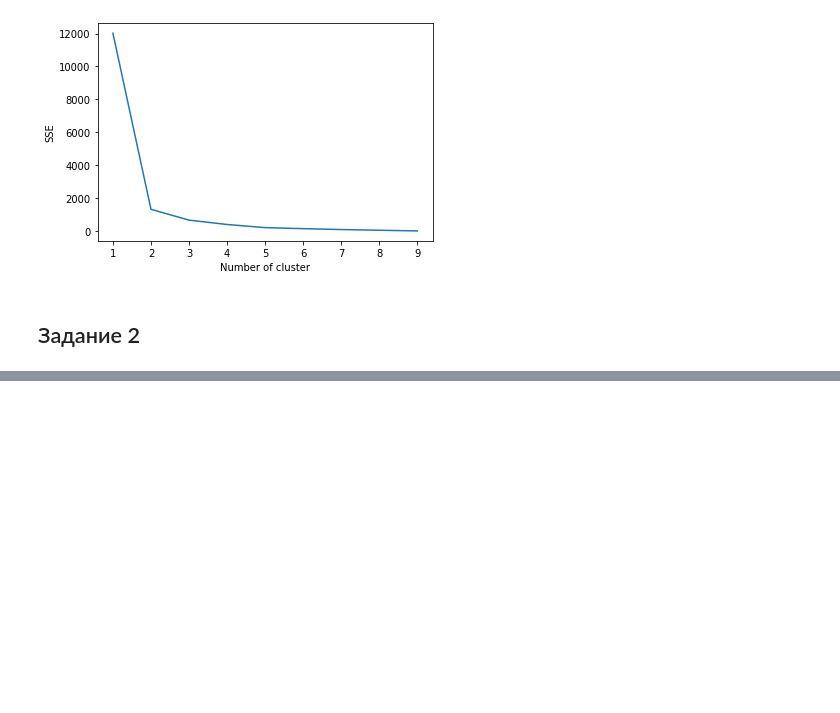
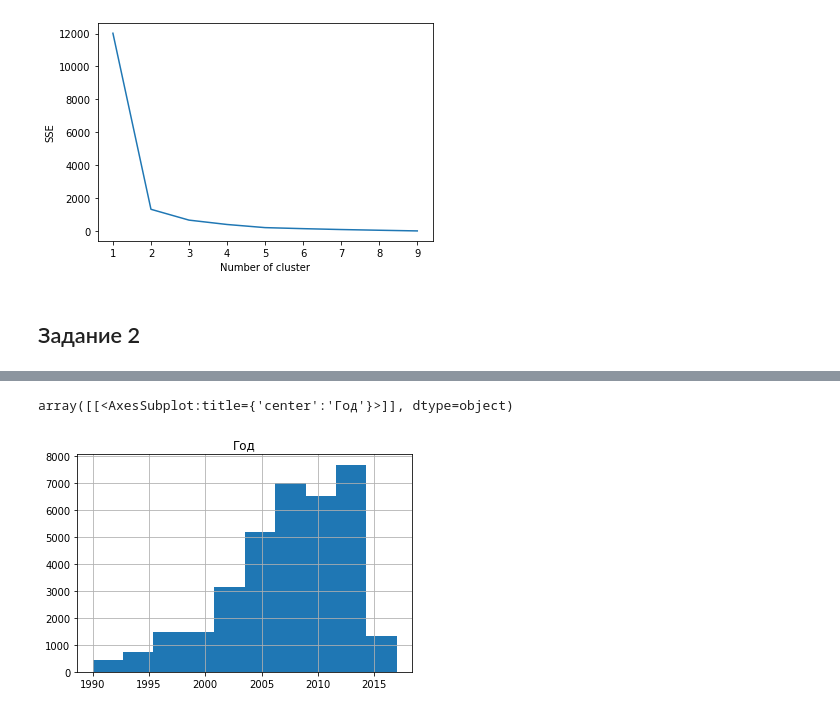
Before and after one commit to margoosha/Metod_analys, a Jupyter notebook: Lab2_ml.ipynb, the cells around one changed output, grey strips where cells are left out. Saved outputs shown, nothing was run; the diff lists cells and outputs as text; code cells hidden in the pictures; blank space fills up the shorter version.

```diff
--- a/Lab2_ml.ipynb
+++ b/Lab2_ml.ipynb
@@ -46,7 +46,7 @@ plt.show()
 # %% [markdown]
 ## Задание 2
 # %%
-df = pd.read_csv('data/2.csv', encoding='cp1251')
+df = pd.read_csv('https://raw.githubusercontent.com/julia-komleva/ml-course-2021/main/data/2.csv', encoding='cp1251')
 df = df.drop(columns=['Модель', 'Цвет'])
 df.head()
 # %% [output]
@@ -53,0 +73,5 @@ FileNotFoundError: [Errno 2] No such file or directory: 'data/2.csv'
+# %%
+df.hist('Год')
+# %% [output]
+array([[<AxesSubplot:title={'center':'Год'}>]], dtype=object)
+[figure, added]
```
Also changed, not shown: parts of 9 cells of this notebook.
